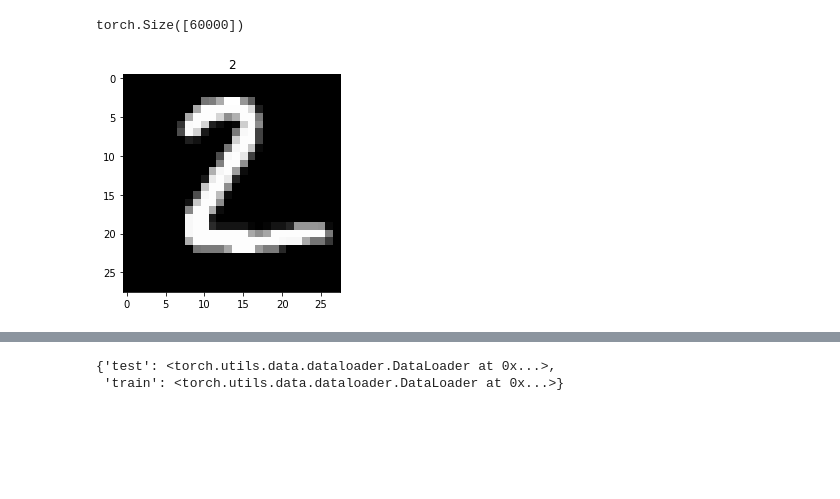
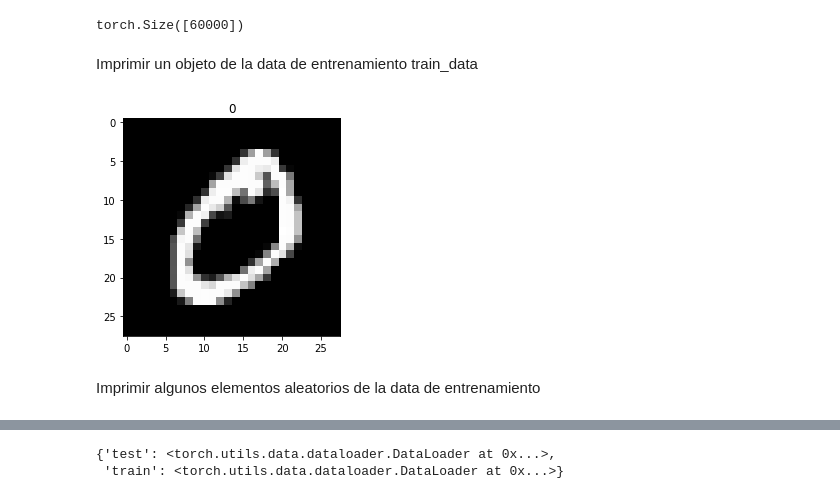
Before and after one commit to FERMEN23/CNN, a Jupyter notebook: MNIST.ipynb, the cells around one changed output, grey strips where cells are left out. Cells and saved outputs as stored; diff of their text form; code cells hidden in the pictures; blank space fills up the shorter version.

```diff
--- a/MNIST.ipynb
+++ b/MNIST.ipynb
@@ -47,13 +69,17 @@ torch.Size([60000, 28, 28])
 print(train_data.targets.size())
 # %% [output]
 torch.Size([60000])
+# %% [markdown]
+Imprimir un objeto de la data de entrenamiento train_data
 # %%
 import matplotlib.pyplot as plt
-plt.imshow(test_data.data[1], cmap='gray')
-plt.title('%i' % test_data.targets[1])
+plt.imshow(train_data.data[1], cmap='gray')
+plt.title('%i' % train_data.targets[1])
 plt.show()
 # %% [output]
-[figure, old version]
+[figure, new version]
+# %% [markdown]
+Imprimir algunos elementos aleatorios de la data de entrenamiento
 # %%
 figure = plt.figure(figsize=(10, 8))
 cols, rows = 5, 5
```
Also changed, not shown: parts of 16 cells of this notebook.
